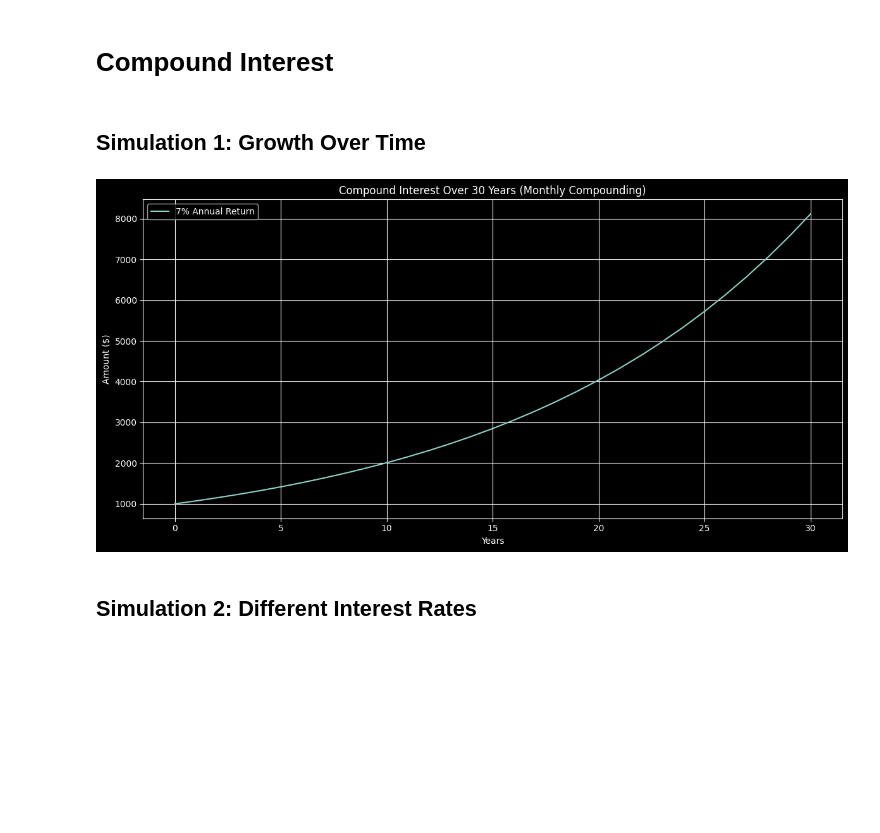
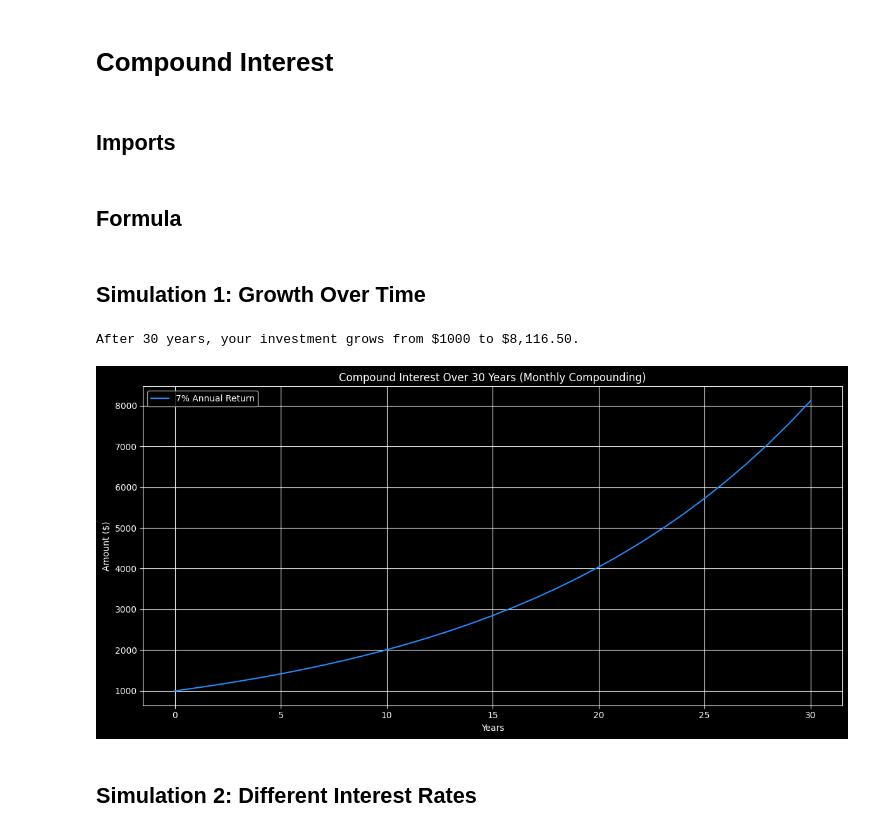
Before and after one commit to Brianhulela/compound_interest, a Jupyter notebook: compound.ipynb, the cells around one changed output. Cells and saved outputs as stored; diff of their text form; code cells hidden in the pictures; blank space fills up the shorter version.

Commit message:
Update compound interest image and modify requirements.txt to retain matplotlib

```diff
--- a/compound.ipynb
+++ b/compound.ipynb
@@ -1,5 +1,7 @@
 # %% [markdown]
 # Compound Interest
+# %% [markdown]
+## Imports
 # %%
 import numpy as np
 import matplotlib.pyplot as plt
@@ -11,0 +10,2 @@ def compound_interest(P, r, n, t):
+# %% [markdown]
+## Formula
@@ -12,25 +15,33 @@ def compound_interest(P, r, n, t):
 # %% [markdown]
 ## Simulation 1: Growth Over Time
 # %%
-P = 1000  # Initial investment
-r = 0.07  # Annual interest rate (7%)
-n = 12    # Compounded monthly
-years = np.arange(0, 31)
+# Parameters
+P = 1000     # Initial investment
+r = 0.07     # Annual interest rate (7%)
+n = 12       # Compounded monthly
+years = np.arange(0, 31)  # From 0 to 30 years
 
+# Calculate compound interest over time
 amounts = [compound_interest(P, r, n, t) for t in years]
 
+# Print final amount at year 30
+final_amount = amounts[-1]
+print(f"After {years[-1]} years, your investment grows from ${P} to ${final_amount:,.2f}.")
+
+# Plotting
 plt.figure(figsize=(12, 6))
-plt.plot(years, amounts, label='7% Annual Return')
+plt.plot(years, amounts, label='7% Annual Return', color='dodgerblue')
 plt.xlabel("Years")
 plt.ylabel("Amount ($)")
 plt.title("Compound Interest Over 30 Years (Monthly Compounding)")
 plt.legend()
 plt.grid(True)
 plt.tight_layout()
 plt.savefig("compound_interest.png", dpi=300)
 plt.show()
 # %% [output]
+After 30 years, your investment grows from $1000 to $8,116.50.
-[figure, old version]
+[figure, new version]
 # %% [markdown]
 ## Simulation 2: Different Interest Rates
 # %%
```
Also changed, not shown: parts of 4 cells of this notebook, 2 other files.
